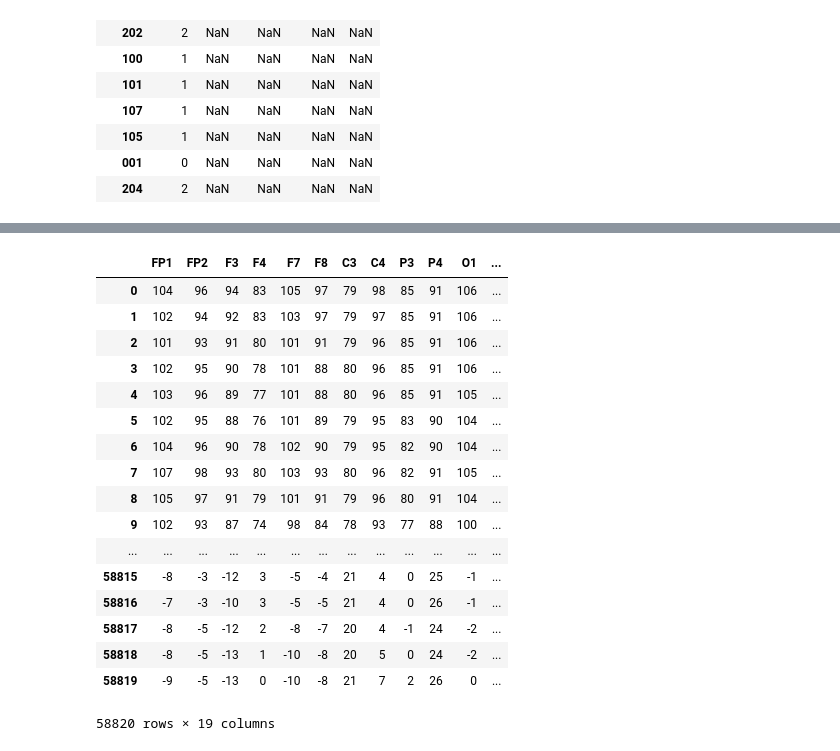
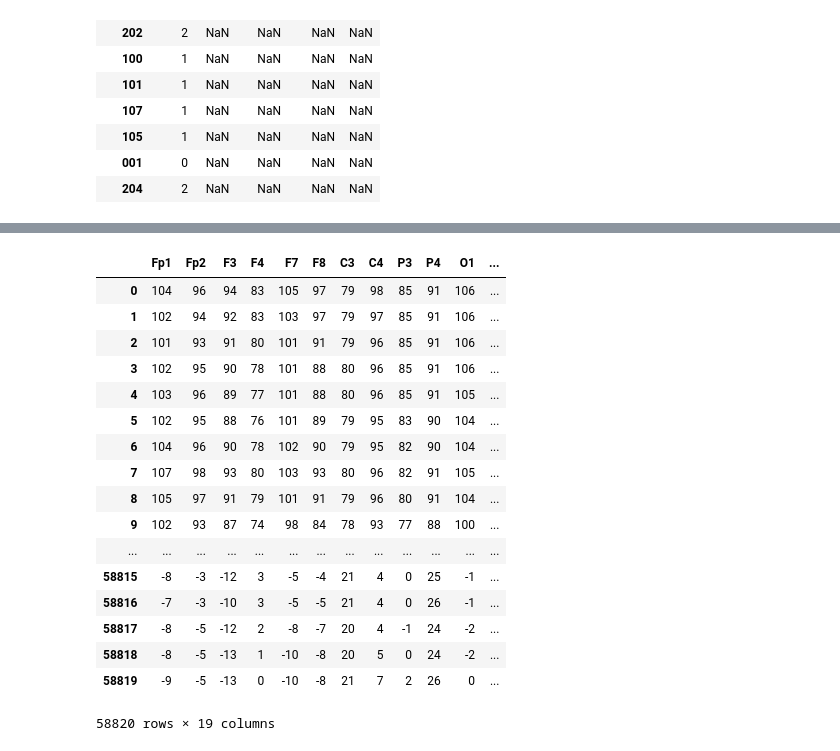
Before and after one commit to canlab/WAViMedEEG, a Jupyter notebook: eeg_prepoc.ipynb, the cells around one changed output, grey strips where cells are left out. Cells and saved outputs as stored; diff of their text form; code cells hidden in the pictures.

Commit message:
changed channels to mne-friendly format

```diff
--- a/eeg_prepoc.ipynb
+++ b/eeg_prepoc.ipynb
@@ -7,7 +7,6 @@ if(os.getcwd()) != '/home/clayton/science/CANlab/WAViMedEEG/CANlabStudy':
 # %%
 import numpy as np
 import pandas as pd
-import tensorflow as tf
 
 os.chdir('raw')
 fnames = os.listdir()
@@ -36,6 +35,28 @@ ends=[
     '_EO_Baseline_12.eeg',
     '_EO_Baseline_8.eeg']
 
+channel_names = [
+    'Fp1',
+    'Fp2',
+    'F3',
+    'F4',
+    'F7',
+    'F8',
+    'C3',
+    'C4',
+    'P3',
+    'P4',
+    'O1',
+    'O2',
+    'T3',
+    'T4',
+    'T5',
+    'T6',
+    'FZ',
+    'CZ',
+    'PZ'
+]
+
 data
 # %% [output]
 |  | group | p300 | flanker | chronic | rest |
@@ -119,49 +120,28 @@ os.listdir()
 # %%
 def loadEEGdata(df):
-    channel_names = [
-        'FP1',
-        'FP2',
-        'F3',
-        'F4',
-        'F7',
-        'F8',
-        'C3',
-        'C4',
-        'P3',
-        'P4',
-        'O1',
-        'O2',
-        'T3',
-        'T4',
-        'T5',
-        'T6',
-        'FZ',
-        'CZ',
-        'PZ'
-    ]
     for sub in df.index.values:
         for task in df.columns:
             if df.loc[sub][task]!="none":
                 if task=="p300":
                     df.loc[sub][task][0][1]=pd.read_csv(sub+ends[0][:-4]+'.eeg', delimiter=' ', names=channel_names, index_col=False)
                     df.loc[sub][task][1][1]=pd.read_csv(sub+ends[0][:-4]+'.art', delimiter=' ', names=channel_names, index_col=False)
                     df.loc[sub][task][2][1]=pd.read_csv(sub+ends[0][:-4]+'.evt', delimiter=' ', names=channel_names, index_col=False)
                 if task=="flanker":
                     df.loc[sub][task][0][1]=pd.read_csv(sub+ends[1][:-4]+'.eeg', delimiter=' ', names=channel_names, index_col=False)
                     df.loc[sub][task][1][1]=pd.read_csv(sub+ends[1][:-4]+'.art', delimiter=' ', names=channel_names, index_col=False)
                     df.loc[sub][task][2][1]=pd.read_csv(sub+ends[1][:-4]+'.evt', delimiter=' ', names=channel_names, index_col=False)
                 if task=="chronic":
                     df.loc[sub][task][0][1]=pd.read_csv(sub+ends[2][:-4]+'.eeg', delimiter=' ', names=channel_names, index_col=False)
                     df.loc[sub][task][1][1]=pd.read_csv(sub+ends[2][:-4]+'.art', delimiter=' ', names=channel_names, index_col=False)
                 if task=="rest":
                     df.loc[sub][task][0][1]=pd.read_csv(sub+ends[3][:-4]+'.eeg', delimiter=' ', names=channel_names, index_col=False)
                     df.loc[sub][task][1][1]=pd.read_csv(sub+ends[3][:-4]+'.art', delimiter=' ', names=channel_names, index_col=False)
     return(df)
 
 EEG = loadEEGdata(multidata)
 EEG.loc['110']['p300'][0][1]
 # %% [output]
-|  | FP1 | FP2 | F3 | F4 | F7 | F8 | C3 | C4 | P3 | P4 | O1 | ... |
+|  | Fp1 | Fp2 | F3 | F4 | F7 | F8 | C3 | C4 | P3 | P4 | O1 | ... |
 | 0 | 104 | 96 | 94 | 83 | 105 | 97 | 79 | 98 | 85 | 91 | 106 | ... |
 | 1 | 102 | 94 | 92 | 83 | 103 | 97 | 79 | 97 | 85 | 91 | 106 | ... |
 | 2 | 101 | 93 | 91 | 80 | 101 | 91 | 79 | 96 | 85 | 91 | 106 | ... |
```
Also changed, not shown: parts of 9 cells of this notebook, 2 other files.
